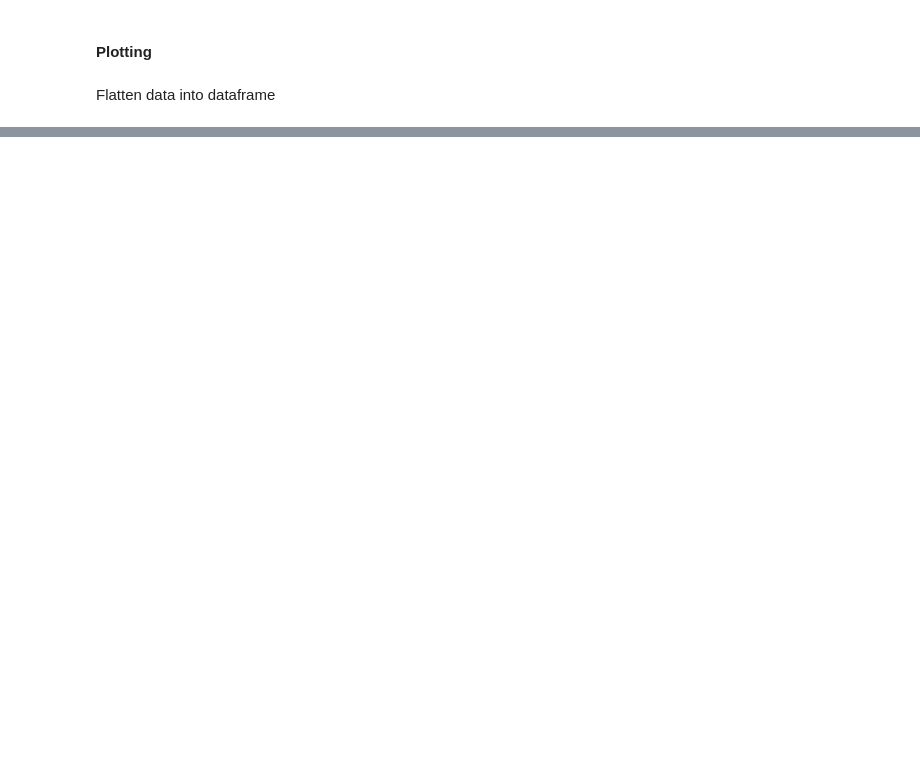
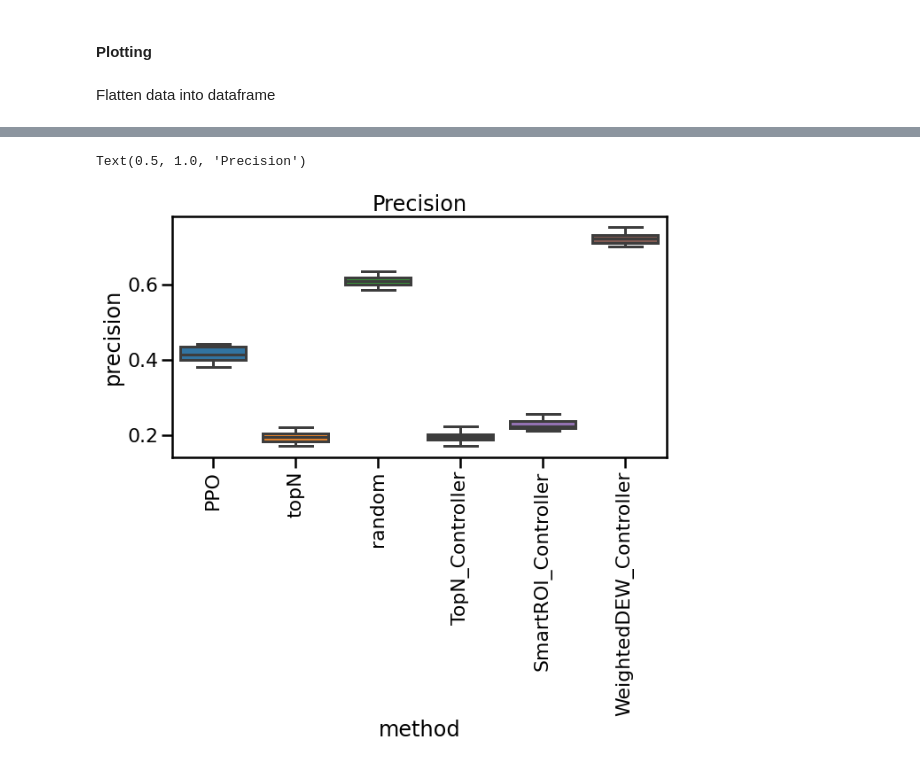
Before and after one commit to glasgowcompbio/vimms-gym, a Jupyter notebook: notebooks/simulated_chems/evaluation.ipynb, the cells around one changed output, grey strips where cells are left out. Drawn from its saved outputs; the diff is of its cells as text; code cells hidden in the pictures; blank space fills up the shorter version.

```diff
--- a/notebooks/simulated_chems/evaluation.ipynb
+++ b/notebooks/simulated_chems/evaluation.ipynb
@@ -412,0 +451,8 @@ Text(0.5, 1.0, 'Efficiency')
+# %%
+plt.figure(figsize=(10, 5))
+sns.boxplot(data=df, x='method', y='precision')
+plt.xticks(rotation=90)
+plt.title('Precision')
+# %% [output]
+Text(0.5, 1.0, 'Precision')
+[figure, added]
```
Also changed, not shown: parts of 16 cells of this notebook, 15 other files.
